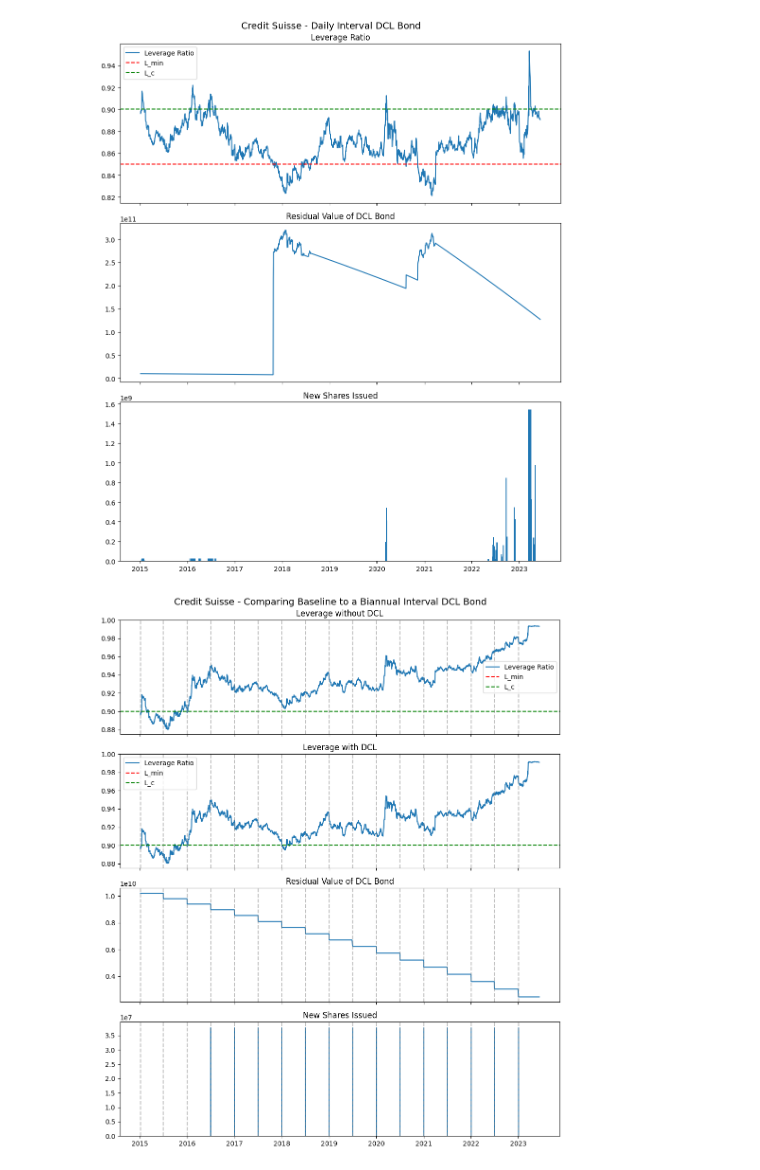
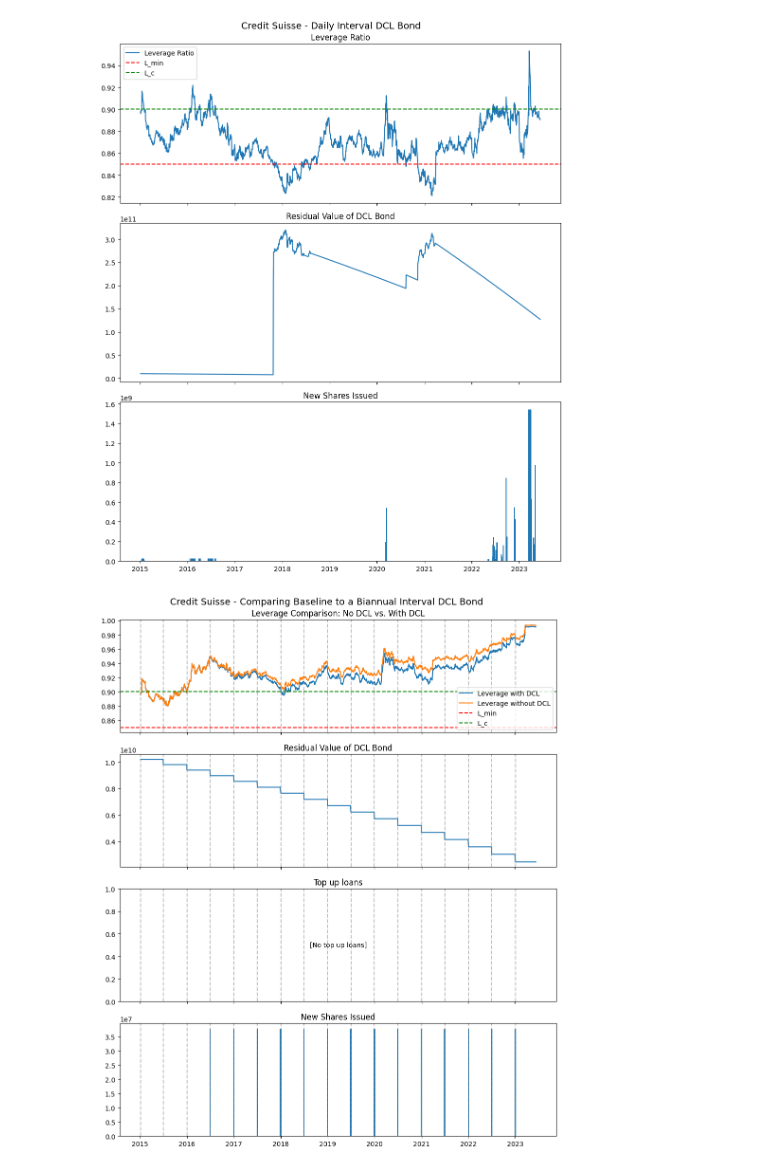
Before and after one commit to steinarb1234/DCL_coco_bond, a Jupyter notebook: main.ipynb, the cells around one changed output. Cells and saved outputs as stored; diff of their text form; code cells hidden in the pictures.

Commit message:
compare leverages fig

```diff
--- a/main.ipynb
+++ b/main.ipynb
@@ -565,26 +563,15 @@ def plot_compare_with_no_DCL(no_dcl_bond: DCL_Bond, dcl_bond: DCL_Bond, title: s
     # 2) Leverage ratio
     # ------------------------------------------------------------------
 
-    ax[i].plot(no_dcl_bond.results.index, no_dcl_bond.results['Leverage ratio'], label='Leverage Ratio')
-    if no_dcl_bond.L_min != 0:
-        ax[i].axhline(y=no_dcl_bond.L_min, linestyle='--', label='L_min', color='red')
-    if no_dcl_bond.L_c != 1:
-        ax[i].axhline(y=no_dcl_bond.L_c,   linestyle='--', label='L_c',   color='green')
-    # ax[i].set_ylim(dcl_bond.L_min - 0.01, 1)
-    ax[i].set_ylim(0.875, 1)
-    ax[i].set_title('Leverage without DCL')
-    ax[i].legend(loc='best')
-    i += 1
-
-
-    ax[i].plot(dcl_bond.results.index, dcl_bond.results['Leverage ratio'], label='Leverage Ratio')
+    ax[i].plot(dcl_bond.results.index, dcl_bond.results['Leverage ratio'], label='Leverage with DCL')
+    ax[i].plot(no_dcl_bond.results.index, no_dcl_bond.results['Leverage ratio'], label='Leverage without DCL')
     if dcl_bond.L_min != 0:
         ax[i].axhline(y=dcl_bond.L_min, linestyle='--', label='L_min', color='red')
     if dcl_bond.L_c != 1:
         ax[i].axhline(y=dcl_bond.L_c,   linestyle='--', label='L_c',   color='green')
     # ax[i].set_ylim(dcl_bond.L_min - 0.01, 1)
-    ax[i].set_ylim(0.875, 1)
-    ax[i].set_title('Leverage with DCL')
+    # ax[i].set_ylim(0.875, 1)
+    ax[i].set_title('Leverage Comparison: No DCL vs. With DCL')
     ax[i].legend(loc='best')
     i += 1
 
@@ -602,46 +589,45 @@ def plot_compare_with_no_DCL(no_dcl_bond: DCL_Bond, dcl_bond: DCL_Bond, title: s
     # ------------------------------------------------------------------
     # 4) New Debt Issued
     # ------------------------------------------------------------------
-    # if dcl_bond.results['Top up loan'].sum() > 0:
-    #     ax[i].bar(dcl_bond.results.index, dcl_bond.results['Top up loan'], label='Top up loan', width=8)
-    #     ax[i].set_title('Top up loan')
-    #     # ax[i].legend(loc='best')
-    # else:
-    #     ax[i].text(0.5, 0.5, 'No top up loans', ha='center', va='center', transform=ax[i].transAxes)
-    # i += 1
+    if dcl_bond.results['Top up loan'].sum() > 0:
+        ax[i].bar(dcl_bond.results.index, dcl_bond.results['Top up loan'], label='Top up loan', width=10)
+    else:
+        ax[i].text(0.5, 0.5, '[No top up loans]', ha='center', va='center', transform=ax[i].transAxes)
+    ax[i].set_title('Top up loans')
+    i += 1
 
     # ------------------------------------------------------------------
     # 5) New Shares Issued
     # ------------------------------------------------------------------
     if dcl_bond.results['New shares issued'].sum() > 0:
-        ax[i].bar(dcl_bond.results.index, dcl_bond.results['New shares issued'], label='New Shares Issued', width=8)
-        ax[i].set_title('New Shares Issued')
+        ax[i].bar(dcl_bond.results.index, dcl_bond.results['New shares issued'], label='New Shares Issued', width=10)
     else:
         ax[i].text(0.5, 0.5, 'No new shares issued', ha='center', va='center', transform=ax[i].transAxes)
+    ax[i].set_title('New Shares Issued')
     i += 1
 
     # ------------------------------------------------------------------
     # Add vertical lines at the start of each period k
     # ------------------------------------------------------------------
     if dcl_bond.freq <= 52: # Clearer to not have vertical lines for daily intervals
         for k_val in dcl_bond.results['k'].unique():
             # For that k_val, find the first time index (i.e., the earliest date)
             # in the DataFrame where k == k_val
             first_date_k = dcl_bond.results[dcl_bond.results['k'] == k_val].index[0]
 
             # You can choose on which subplot(s) you want the lines.
             # If you want the line in all subplots, iterate over `ax`.
             # If you want it only in the last subplot, do just ax[2].axvline(...).
             for axis in ax:
                 axis.axvline(first_date_k, color='gray', linestyle='--', alpha=0.5)
 
     plt.tight_layout()
     plt.savefig(f"images/{title}.png")
     plt.show()
 
 plot_compare_with_no_DCL(cs_no_dcl, cs_dcl_biannual, "Credit Suisse - Comparing Baseline to a Biannual Interval DCL Bond")
 # %% [output]
-[figure, old version]
+[figure, new version]
 # %%
 # Plot Deutsche Bank results
 
```
Also changed, not shown: parts of 5 cells of this notebook, 20 other files.
